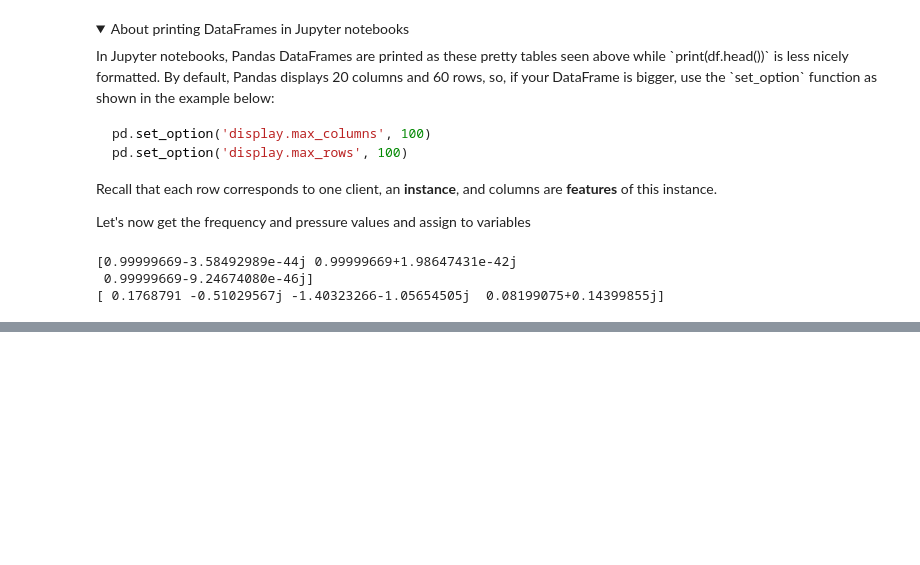
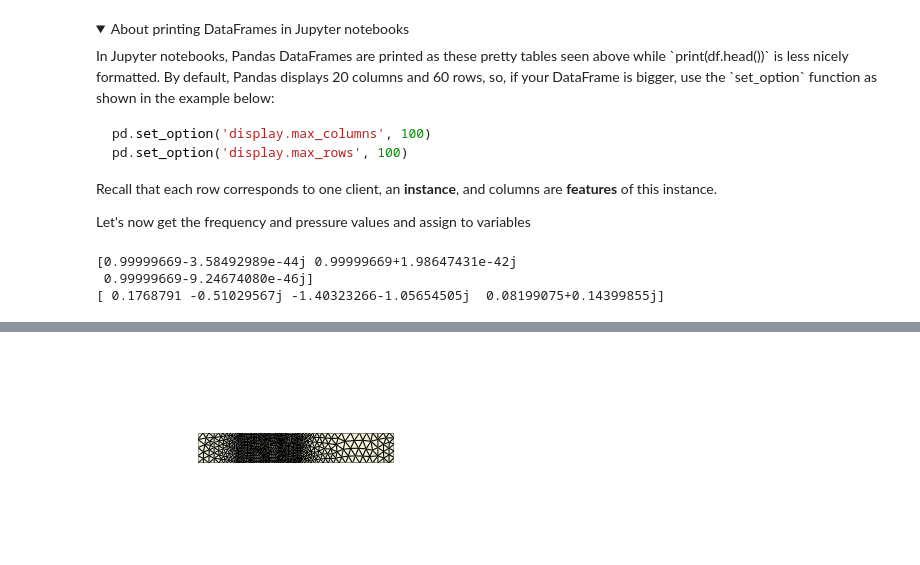
Before and after one commit to frantic0/genam, a Jupyter notebook: data-analysis.ipynb, the cells around one changed output, grey strips where cells are left out. Cells and saved outputs as stored; diff of their text form; code cells hidden in the pictures; folded sections open; blank space fills up the shorter version.

Commit message:
added vtk data wrangling of vtu file for metrics calculation

```diff
--- a/data-analysis.ipynb
+++ b/data-analysis.ipynb
@@ -212,0 +202,91 @@ plt.show()
+# %%
+import vtk
+from IPython.display import Image
+
+def vtk_show(renderer, w=100, h=100):
+    """
+    Takes vtkRenderer instance and returns an IPython Image with the rendering.
+    """
+    renderWindow = vtk.vtkRenderWindow()
+    renderWindow.SetOffScreenRendering(1)
+    renderWindow.SetLineSmoothing(1)
+    renderWindow.AddRenderer(renderer)
+    renderWindow.SetSize(w, h)
+    renderWindow.Render()
+
+    windowToImageFilter = vtk.vtkWindowToImageFilter()
+    windowToImageFilter.SetInput(renderWindow)
+    windowToImageFilter.Update()
+
+    writer = vtk.vtkPNGWriter()
+    writer.SetWriteToMemory(1)
+    writer.SetInputConnection(windowToImageFilter.GetOutputPort())
+    writer.Write()
+    data = memoryview(writer.GetResult()).tobytes()
+    # data = str(buffer(writer.GetResult()))
+
+    return Image(data)
+
+
+vtu_filename = './data/vtus/grad/brick-40000_t0001.vtu'
+
+colors = vtk.vtkNamedColors()
+reader = vtk.vtkXMLUnstructuredGridReader()
+reader.SetFileName(vtu_filename)
+reader.Update()  # Needed because of GetScalarRange
+
+# Get UnstructuredGrid and extract point data fields
+unstructuredGrid = reader.GetOutput()
+pressure_wave_1 = unstructuredGrid.GetPointData().GetArray("pressure wave 1")
+pressure_wave_2 = unstructuredGrid.GetPointData().GetArray("pressure wave 2")
+spl = unstructuredGrid.GetPointData().GetArray("spl")
+phase = unstructuredGrid.GetPointData().GetArray("phase")
+pressure_wave_2_flux = unstructuredGrid.GetPointData().GetArray("pressure wave 2 flux")
+pressure_wave_1_flux = unstructuredGrid.GetPointData().GetArray("pressure wave 1 flux")
+
+# print(unstructuredGrid.keys())
+
+
+# Create the mapper that corresponds the objects of the vtk.vtk file
+# into graphics elements
+mapper = vtk.vtkDataSetMapper()
+mapper.SetInputData(unstructuredGrid)
+
+# mapper.SetScalarRange(scalar_range)
+mapper.ScalarVisibilityOff()
+
+# Create the Actor
+actor = vtk.vtkActor()
+actor.SetMapper(mapper)
+# actor.SetPosition(0, -200, -200)
+# actor.SetScale(-20, -40, -20)
+# actor.SetOrigin(0, -200, -200)
+actor.GetProperty().EdgeVisibilityOn()
+actor.GetProperty().EdgeVisibilityOn()
+actor.GetProperty().SetLineWidth(0.5)
+actor.GetProperty().SetColor(colors.GetColor3d("Beige"))
+backface = vtk.vtkProperty()
+backface.SetColor(colors.GetColor3d('Tomato'))
+actor.SetBackfaceProperty(backface)
+
+# Create the Renderer
+renderer = vtk.vtkRenderer()
+renderer.AddActor(actor)
+actor.RotateY(90)
+renderer.SetBackground(colors.GetColor3d('White'))
+
+vtk_show(renderer, 400, 200)
+
+# Create the RendererWindow
+# renderer_window = vtk.vtkRenderWindow()
+# renderer_window.SetSize(640, 480)
+# renderer_window.AddRenderer(renderer)
+# renderer_window.SetWindowName('ReadUnstructuredGrid')
+
+# Create the RendererWindowInteractor and display the vtk_file
+# interactor = vtk.vtkRenderWindowInteractor()
+# interactor.SetRenderWindow(renderer_window)
+# interactor.Initialize()
+# interactor.Start()
+# %% [output]
+[figure, added]
```
Also changed, not shown: parts of 17 cells of this notebook.
